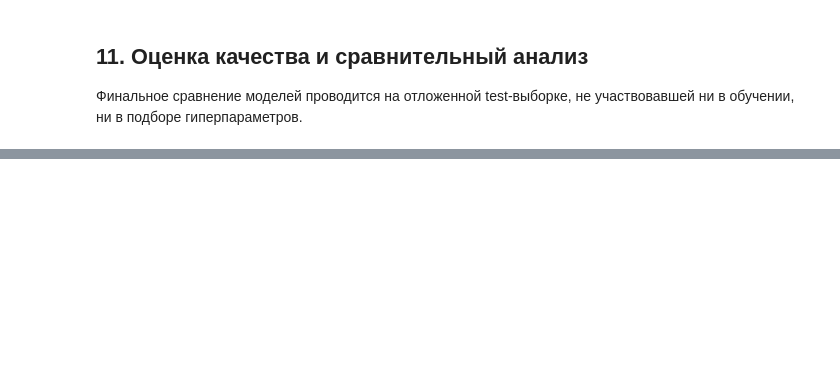
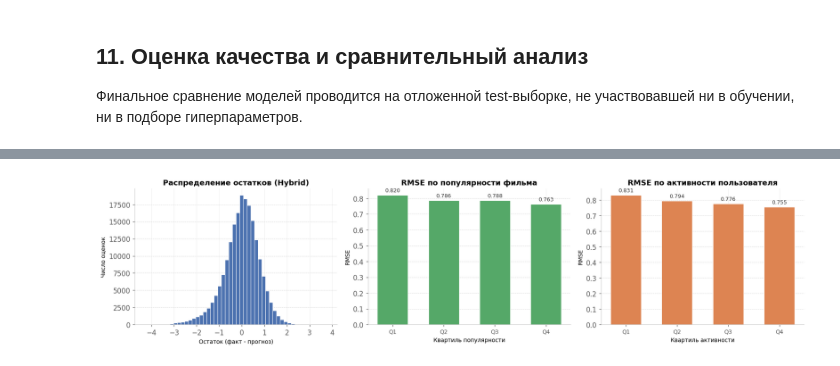
Before and after one commit to OlyuninVyacheslav/movie_rating, a Jupyter notebook: movie_rating.ipynb, the cells around one changed output, grey strips where cells are left out. Drawn from its saved outputs; the diff is of its cells as text; code cells hidden in the pictures; blank space fills up the shorter version.

```diff
--- a/movie_rating.ipynb
+++ b/movie_rating.ipynb
@@ -1163,0 +1719,86 @@ _(Итоги по решению задачи; сравнение методов
+# %%
+# --- Анализ ошибок лучшей модели ---
+# Берём лучшую по RMSE модель и смотрим: распределение остатков (факт - прогноз)
+# и как ошибка зависит от популярности фильма и активности пользователя.
+
+best_name = min(trained, key=lambda n: results[n]["RMSE"])
+best_model = trained[best_name]
+print(f"Лучшая модель по RMSE на test: {best_name}")
+
+
+@torch.no_grad()
+def predict(model, df):
+    model.eval()
+    preds = []
+    for users, movies, _ in make_loader(df, batch_size=4096):
+        preds.append(model(users.to(device), movies.to(device)).cpu().numpy())
+    return np.clip(np.concatenate(preds), RATING_MIN, RATING_MAX)
+
+
+test_eval = test_df.copy()
+test_eval["pred"] = predict(best_model, test_eval)
+test_eval["residual"] = test_eval["rating"] - test_eval["pred"]
+
+test_eval["movie_freq"] = test_eval["movie_idx"].map(train_df["movie_idx"].value_counts())
+test_eval["user_freq"] = test_eval["user_idx"].map(train_df["user_idx"].value_counts())
+
+# Вместо длинных interval-меток сразу задаем понятные подписи квартилей
+quartile_labels = ["Q1", "Q2", "Q3", "Q4"]
+test_eval["pop_bin"] = pd.qcut(test_eval["movie_freq"], 4, labels=quartile_labels, duplicates="drop")
+test_eval["act_bin"] = pd.qcut(test_eval["user_freq"], 4, labels=quartile_labels, duplicates="drop")
+
+rmse_by = lambda col: test_eval.groupby(col, observed=True)["residual"].apply(
+    lambda r: np.sqrt((r ** 2).mean())
+)
+rmse_pop, rmse_act = rmse_by("pop_bin"), rmse_by("act_bin")
+
+fig, axes = plt.subplots(1, 3, figsize=(16, 4))
+
+# 1. Гистограмма остатков
+axes[0].hist(test_eval["residual"], bins=50, edgecolor="white", color="#4c72b0")
+axes[0].set_title(f"Распределение остатков ({best_name})", fontsize=12, fontweight="bold")
+axes[0].set_xlabel("Остаток (факт - прогноз)", fontsize=9)
+axes[0].set_ylabel("Число оценок", fontsize=9)
+axes[0].yaxis.grid(True, color="#cccccc", linewidth=0.6, linestyle="--", alpha=0.7)
+axes[0].set_axisbelow(True)
+
+# 2. RMSE по популярности фильма
+bars1 = axes[1].bar(
+    range(len(rmse_pop)), rmse_pop.values,
+    color="#55a868", edgecolor="white", linewidth=0.8, width=0.6
+)
+axes[1].set_xticks(range(len(rmse_pop)))
+axes[1].set_xticklabels(rmse_pop.index, fontsize=9)
+axes[1].set_title("RMSE по популярности фильма", fontsize=12, fontweight="bold")
+axes[1].set_xlabel("Квартиль популярности", fontsize=9)
+axes[1].set_ylabel("RMSE", fontsize=9)
+axes[1].bar_label(bars1, fmt="%.3f", padding=3, fontsize=8.5, color="#333333")
+axes[1].yaxis.grid(True, color="#cccccc", linewidth=0.6, linestyle="--", alpha=0.7)
+axes[1].set_axisbelow(True)
+
+# 3. RMSE по активности пользователя
+bars2 = axes[2].bar(
+    range(len(rmse_act)), rmse_act.values,
+    color="#dd8452", edgecolor="white", linewidth=0.8, width=0.6
+)
+axes[2].set_xticks(range(len(rmse_act)))
+axes[2].set_xticklabels(rmse_act.index, fontsize=9)
+axes[2].set_title("RMSE по активности пользователя", fontsize=12, fontweight="bold")
+axes[2].set_xlabel("Квартиль активности", fontsize=9)
+axes[2].set_ylabel("RMSE", fontsize=9)
+axes[2].bar_label(bars2, fmt="%.3f", padding=3, fontsize=8.5, color="#333333")
+axes[2].yaxis.grid(True, color="#cccccc", linewidth=0.6, linestyle="--", alpha=0.7)
+axes[2].set_axisbelow(True)
+
+for ax in axes:
+    ax.spines["top"].set_visible(False)
+    ax.spines["right"].set_visible(False)
+    ax.spines["left"].set_color("#cccccc")
+    ax.spines["bottom"].set_color("#cccccc")
+    ax.tick_params(colors="#555555")
+
+plt.tight_layout()
+plt.show()
+
+print(f"Средний остаток (смещение прогноза): {test_eval['residual'].mean():.4f}")
+# %% [output]
@@ -1163,0 +1806 @@ _(Итоги по решению задачи; сравнение методов
+[figure, added]
```
Also changed, not shown: parts of 40 cells of this notebook, 1 other file.
